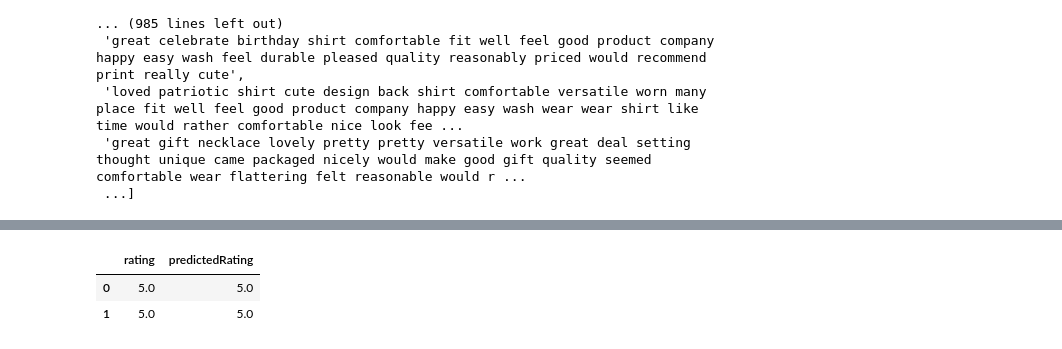
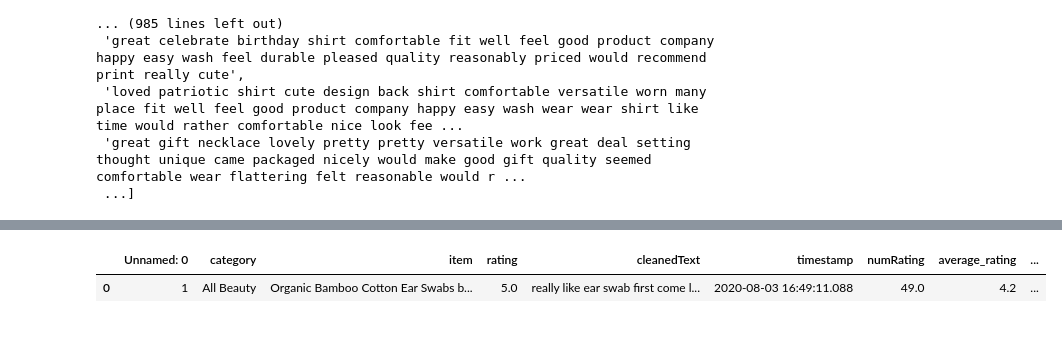
Before and after one commit to JosephKai1/COMP3610PROJECT, a Jupyter notebook: notebooks/ProductAnalysis.ipynb, the cells around one changed output, grey strips where cells are left out. Saved outputs shown, nothing was run; the diff lists cells and outputs as text; code cells hidden in the pictures.

```diff
--- a/notebooks/ProductAnalysis.ipynb
+++ b/notebooks/ProductAnalysis.ipynb
@@ -158,20 +158,6 @@ Model: "sequential"
 # %%
 analysis_set["predictedRating"] = np.round(preds * 5, 1)
-
-df_prediction = pd.DataFrame(analysis_set['predictedRating'], columns = ['predictedRating'])
-# df_userName = pd.DataFrame(testing_set["userName"], columns=["userName"])
-# df_itemName = pd.DataFrame(df["product_name"], columns=["product_name"])
-# df_category = pd.DataFrame(df["category"], columns=["category"])
-# df_price = pd.DataFrame(df["discounted_price"], columns=["discounted_price"])
-df_rating = pd.DataFrame(analysis_set["rating"], columns=["rating"])
-
-dfx = pd.concat([
-                # df_itemName,
-                #  df_category, df_price,
-                df_rating, df_prediction], axis=1)
-
-dfx.head(2)
+analysis_set.head(1)
 # %% [output]
-|  | rating | predictedRating |
-| 0 | 5.0 | 5.0 |
-| 1 | 5.0 | 5.0 |
+|  | Unnamed: 0 | category | item | rating | cleanedText | timestamp | numRating | average_rating | ... |
+| 0 | 1 | All Beauty | Organic Bamboo Cotton Ear Swabs b... | 5.0 | really like ear swab first come l... | 2020-08-03 16:49:11.088 | 49.0 | 4.2 | ... |
```
Also changed, not shown: parts of 21 cells of this notebook, 2 other files.
